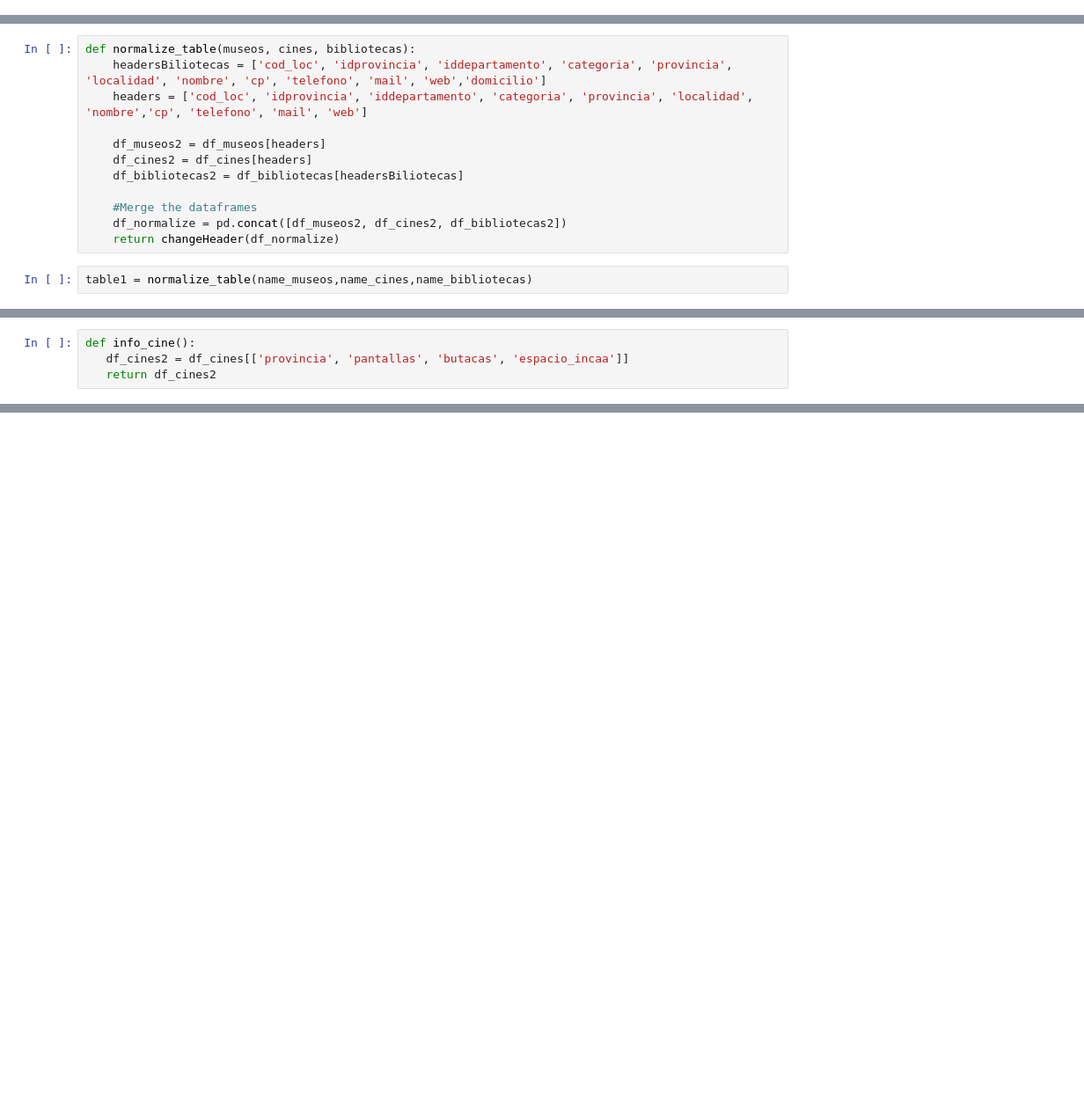
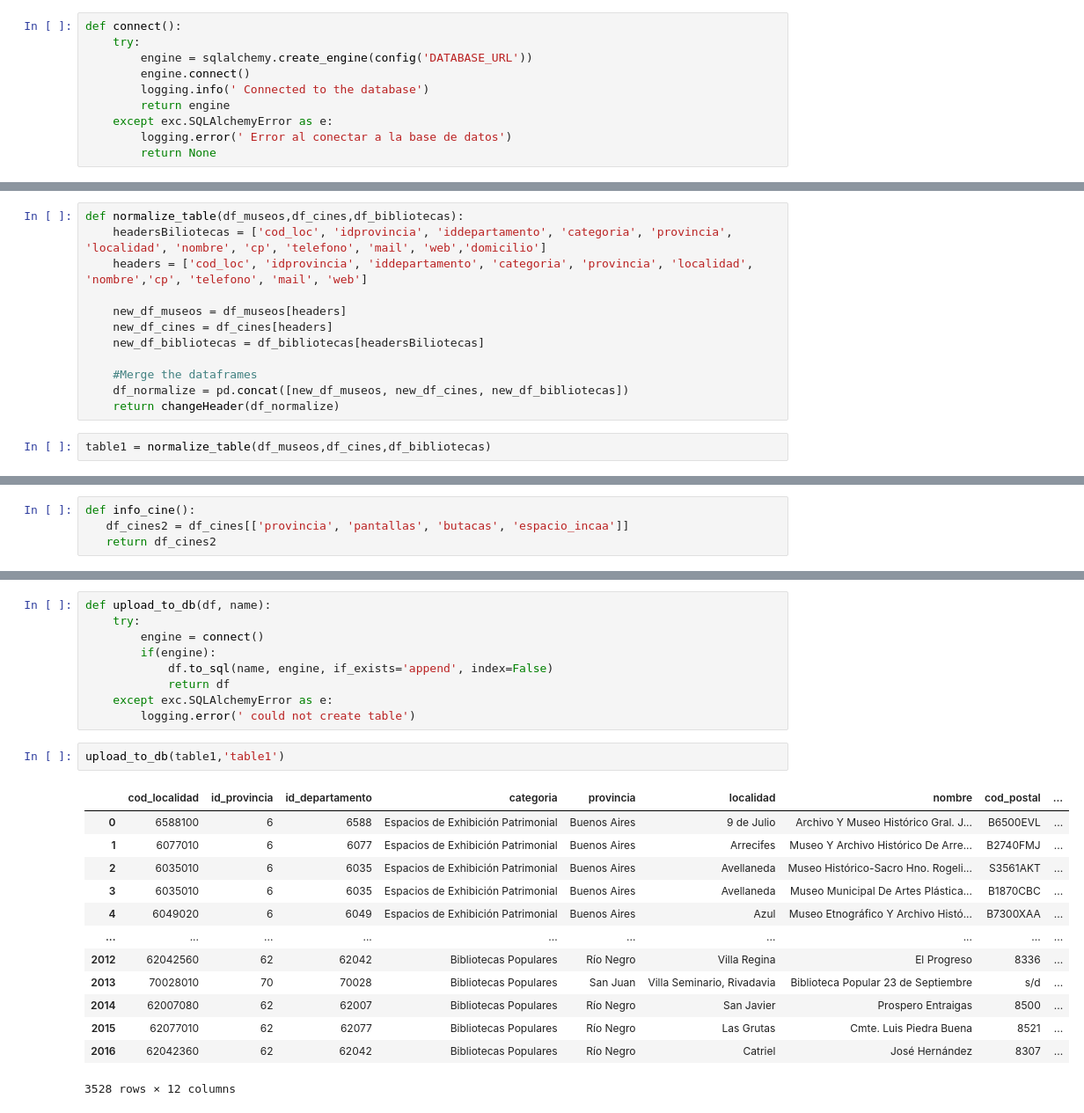
Before and after one commit to AndresGB1/analitycs, a Jupyter notebook: app2.ipynb, the cells around one changed output, grey strips where cells are left out. Shown: that part at 88% size. Drawn from its saved outputs; the diff is of its cells as text; blank space fills up the shorter version.

Commit message:
Creation of tables in the Database

```diff
--- a/app2.ipynb
+++ b/app2.ipynb
@@ -20,0 +30,10 @@ url_bibliotecas = config('URL_BIBLIOTECAS')
+# %%
+def connect():
+    try:
+        engine = sqlalchemy.create_engine(config('DATABASE_URL'))
+        engine.connect()
+        logging.info(' Connected to the database')
+        return engine
+    except exc.SQLAlchemyError as e:
+        logging.error(' Error al conectar a la base de datos')
+        return None
@@ -75,18 +108,18 @@ def changeHeader(df):
     df.rename({'cod_loc': 'cod_localidad', 'idprovincia': 'id_provincia', 'iddepartamento': 'id_departamento', 'cp': 'cod_postal', 'telefono': 'numero_telefono'}, axis=1, inplace=True)
     return df
 # %%
-def normalize_table(museos, cines, bibliotecas):
+def normalize_table(df_museos,df_cines,df_bibliotecas):
     headersBiliotecas = ['cod_loc', 'idprovincia', 'iddepartamento', 'categoria', 'provincia', 'localidad', 'nombre', 'cp', 'telefono', 'mail', 'web','domicilio']
     headers = ['cod_loc', 'idprovincia', 'iddepartamento', 'categoria', 'provincia', 'localidad', 'nombre','cp', 'telefono', 'mail', 'web']
 
-    df_museos2 = df_museos[headers]
-    df_cines2 = df_cines[headers]
-    df_bibliotecas2 = df_bibliotecas[headersBiliotecas]
+    new_df_museos = df_museos[headers]
+    new_df_cines = df_cines[headers]
+    new_df_bibliotecas = df_bibliotecas[headersBiliotecas]
 
     #Merge the dataframes
-    df_normalize = pd.concat([df_museos2, df_cines2, df_bibliotecas2])
+    df_normalize = pd.concat([new_df_museos, new_df_cines, new_df_bibliotecas])
     return changeHeader(df_normalize)
 # %%
-table1 = normalize_table(name_museos,name_cines,name_bibliotecas)
+table1 = normalize_table(df_museos,df_cines,df_bibliotecas)
 # %%
 table1
@@ -159,0 +213,25 @@ info_cine()
+# %%
+def upload_to_db(df, name):
+    try:
+        engine = connect()
+        if(engine):
+            df.to_sql(name, engine, if_exists='append', index=False)
+            return df
+    except exc.SQLAlchemyError as e:
+        logging.error(' could not create table')
+# %%
+upload_to_db(table1,'table1')
+# %% [output]
+|  | cod_localidad | id_provincia | id_departamento | categoria | provincia | localidad | nombre | cod_postal | ... |
+| 0 | 6588100 | 6 | 6588 | Espacios de Exhibición Patrimonial | Buenos Aires | 9 de Julio | Archivo Y Museo Histórico Gral. J... | B6500EVL | ... |
+| 1 | 6077010 | 6 | 6077 | Espacios de Exhibición Patrimonial | Buenos Aires | Arrecifes | Museo Y Archivo Histórico De Arre... | B2740FMJ | ... |
+| 2 | 6035010 | 6 | 6035 | Espacios de Exhibición Patrimonial | Buenos Aires | Avellaneda | Museo Histórico-Sacro Hno. Rogeli... | S3561AKT | ... |
+| 3 | 6035010 | 6 | 6035 | Espacios de Exhibición Patrimonial | Buenos Aires | Avellaneda | Museo Municipal De Artes Plástica... | B1870CBC | ... |
+| 4 | 6049020 | 6 | 6049 | Espacios de Exhibición Patrimonial | Buenos Aires | Azul | Museo Etnográfico Y Archivo Histó... | B7300XAA | ... |
+| ... | ... | ... | ... | ... | ... | ... | ... | ... | ... |
+| 2012 | 62042560 | 62 | 62042 | Bibliotecas Populares | Río Negro | Villa Regina | El Progreso | 8336 | ... |
+| 2013 | 70028010 | 70 | 70028 | Bibliotecas Populares | San Juan | Villa Seminario, Rivadavia | Biblioteca Popular 23 de Septiembre | s/d | ... |
+| 2014 | 62007080 | 62 | 62007 | Bibliotecas Populares | Río Negro | San Javier | Prospero Entraigas | 8500 | ... |
+| 2015 | 62077010 | 62 | 62077 | Bibliotecas Populares | Río Negro | Las Grutas | Cmte. Luis Piedra Buena | 8521 | ... |
+| 2016 | 62042360 | 62 | 62042 | Bibliotecas Populares | Río Negro | Catriel | José Hernández | 8307 | ... |
+3528 rows × 12 columns
```
Also changed, not shown: parts of 30 cells of this notebook, 4 other files.
